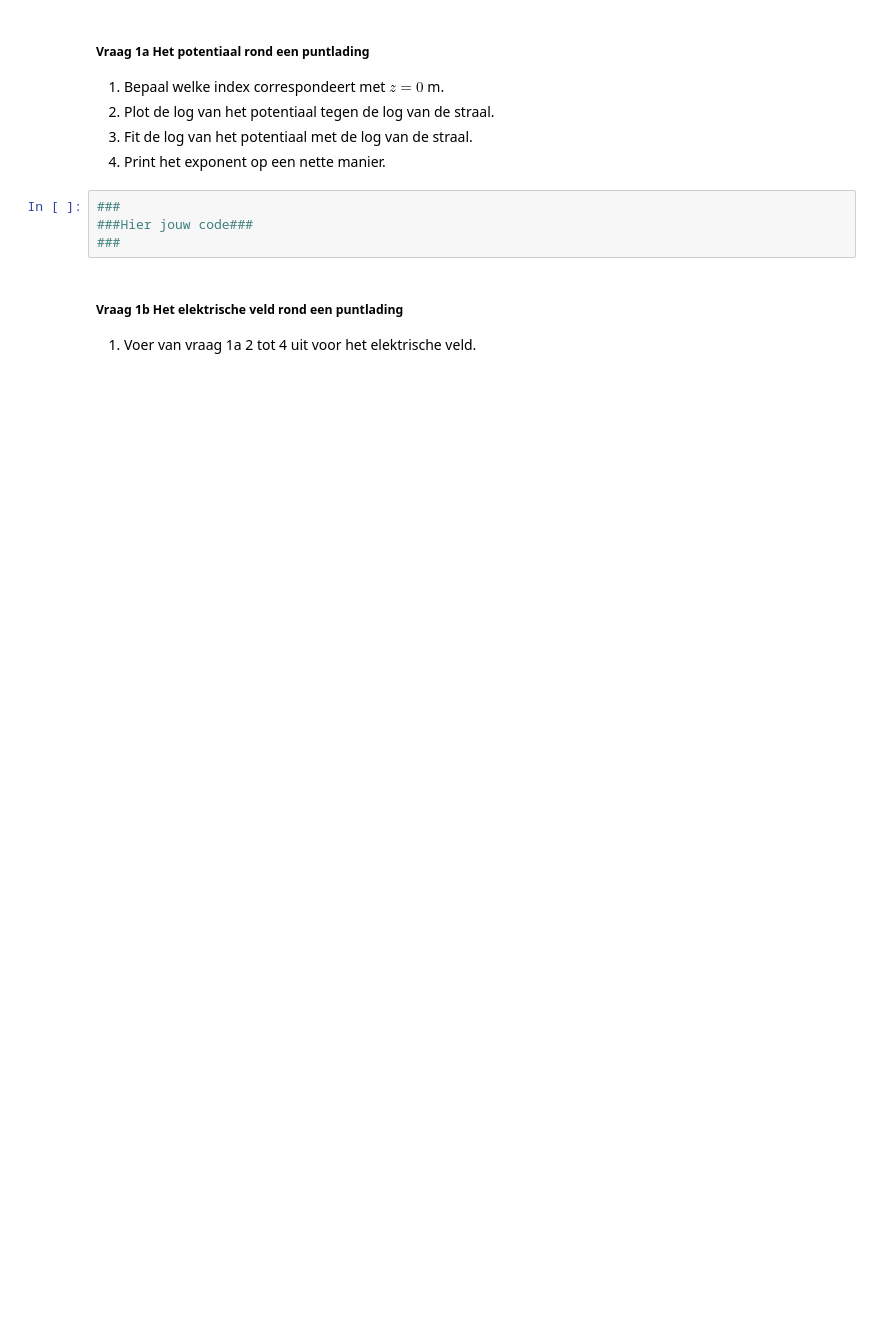
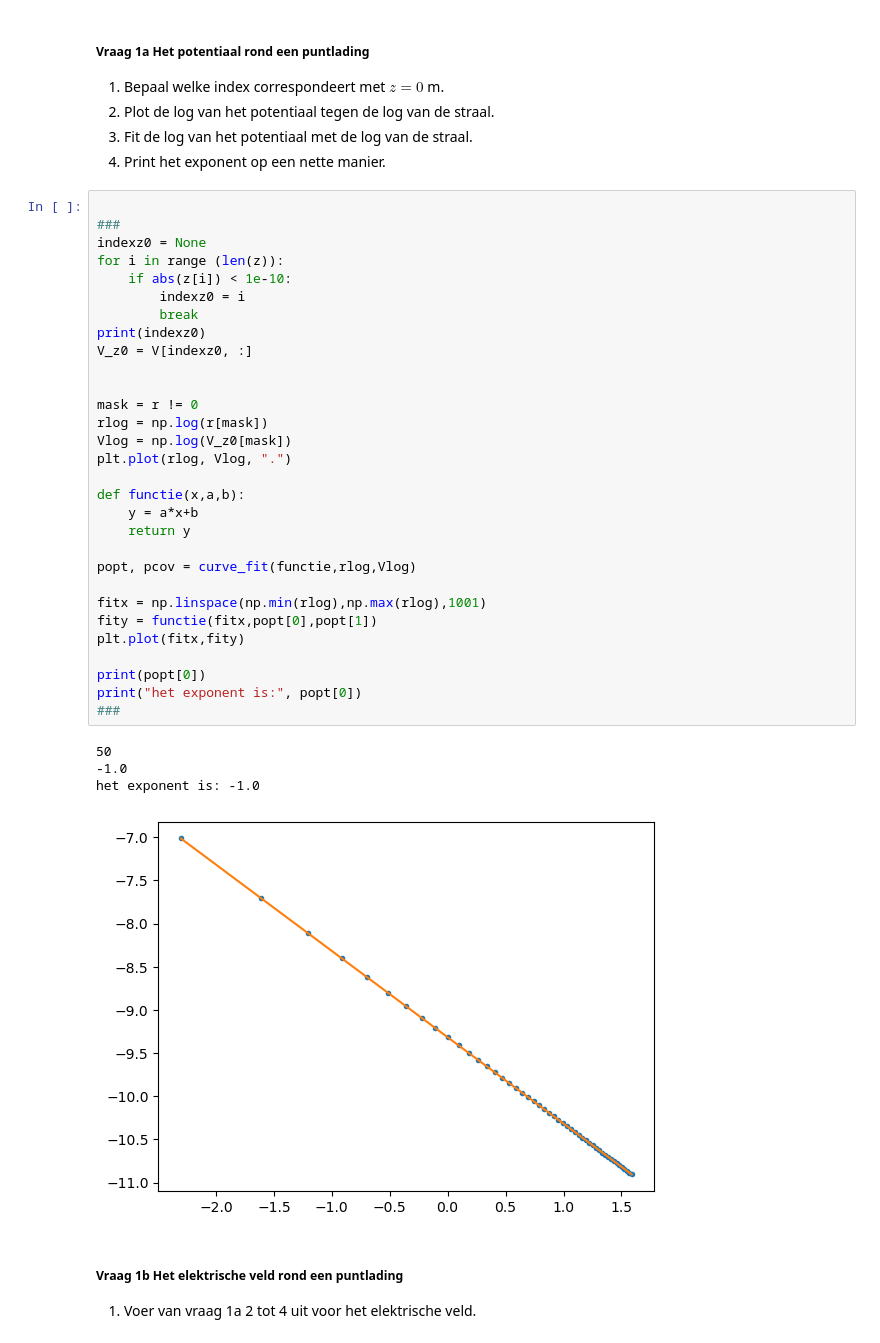
Before and after one commit to JensGroen/opdrachten-DEF-D, a Jupyter notebook: DigitaleOntwerpopdrachten/1CondensatorOpdracht/CondensatorOntwerpopdracht.ipynb, the cells around one changed output. Saved outputs shown, nothing was run; the diff lists cells and outputs as text; blank space fills up the shorter version.

```diff
--- a/DigitaleOntwerpopdrachten/1CondensatorOpdracht/CondensatorOntwerpopdracht.ipynb
+++ b/DigitaleOntwerpopdrachten/1CondensatorOpdracht/CondensatorOntwerpopdracht.ipynb
@@ -87,9 +88,40 @@ plot_results_pt_charge_at_origin(Ez, Er, normE, V, r, z, grid_step)
 3. Fit de log van het potentiaal met de log van de straal.
 4. Print het exponent op een nette manier.
 # %%
+
 ###
-###Hier jouw code###
+indexz0 = None
+for i in range (len(z)):
+    if abs(z[i]) < 1e-10:
+        indexz0 = i
+        break
+print(indexz0)
+V_z0 = V[indexz0, :]
+
+
+mask = r != 0
+rlog = np.log(r[mask])
+Vlog = np.log(V_z0[mask])
+plt.plot(rlog, Vlog, ".")
+
+def functie(x,a,b):
+    y = a*x+b
+    return y
+
+popt, pcov = curve_fit(functie,rlog,Vlog)
+
+fitx = np.linspace(np.min(rlog),np.max(rlog),1001)
+fity = functie(fitx,popt[0],popt[1])
+plt.plot(fitx,fity)
+
+print(popt[0])
+print("het exponent is:", popt[0])
 ###
+# %% [output]
+50
+-1.0
+het exponent is: -1.0
+[figure, added]
 # %% [markdown]
 ##### Vraag 1b Het elektrische veld rond een puntlading
 1. Voer van vraag 1a 2 tot 4 uit voor het elektrische veld.
```
Also changed, not shown: parts of 4 cells of this notebook.
